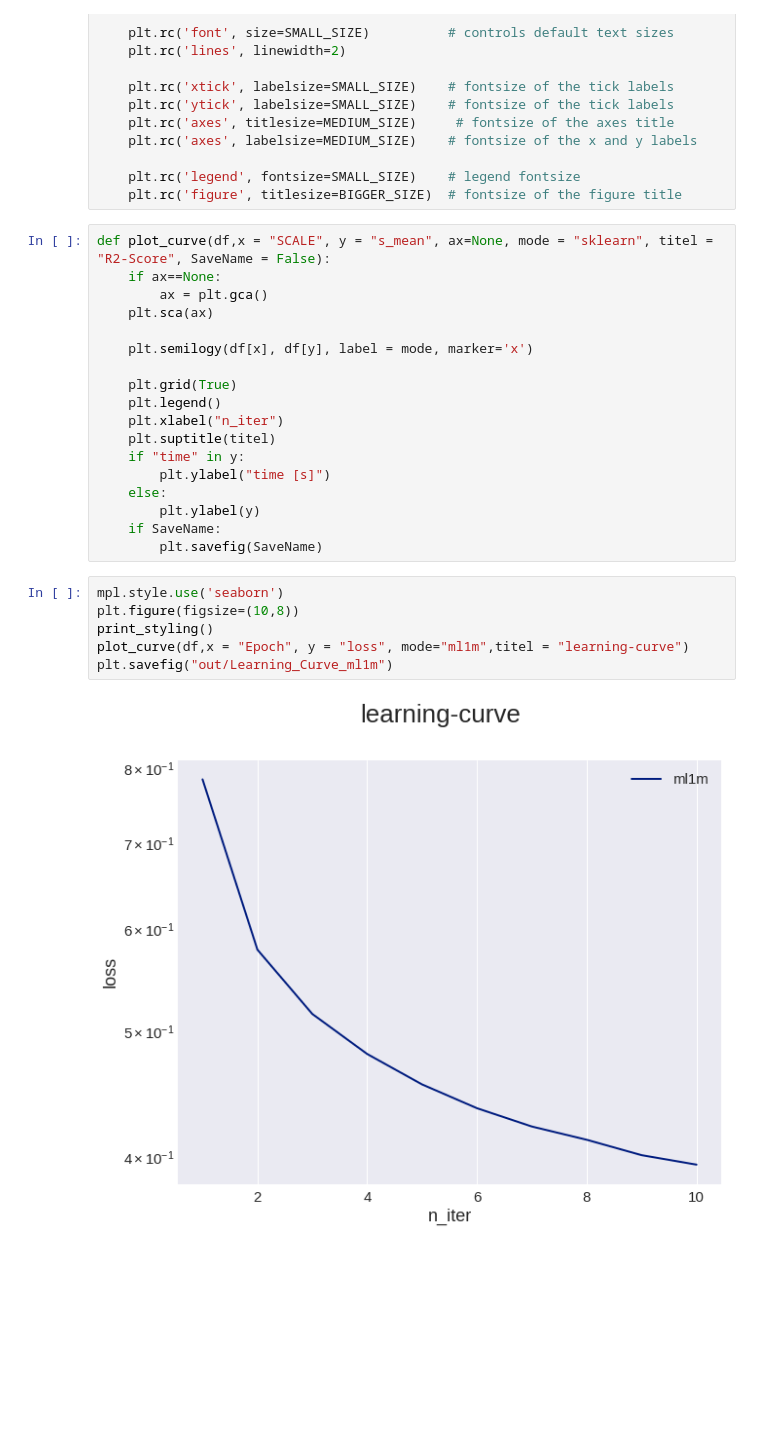
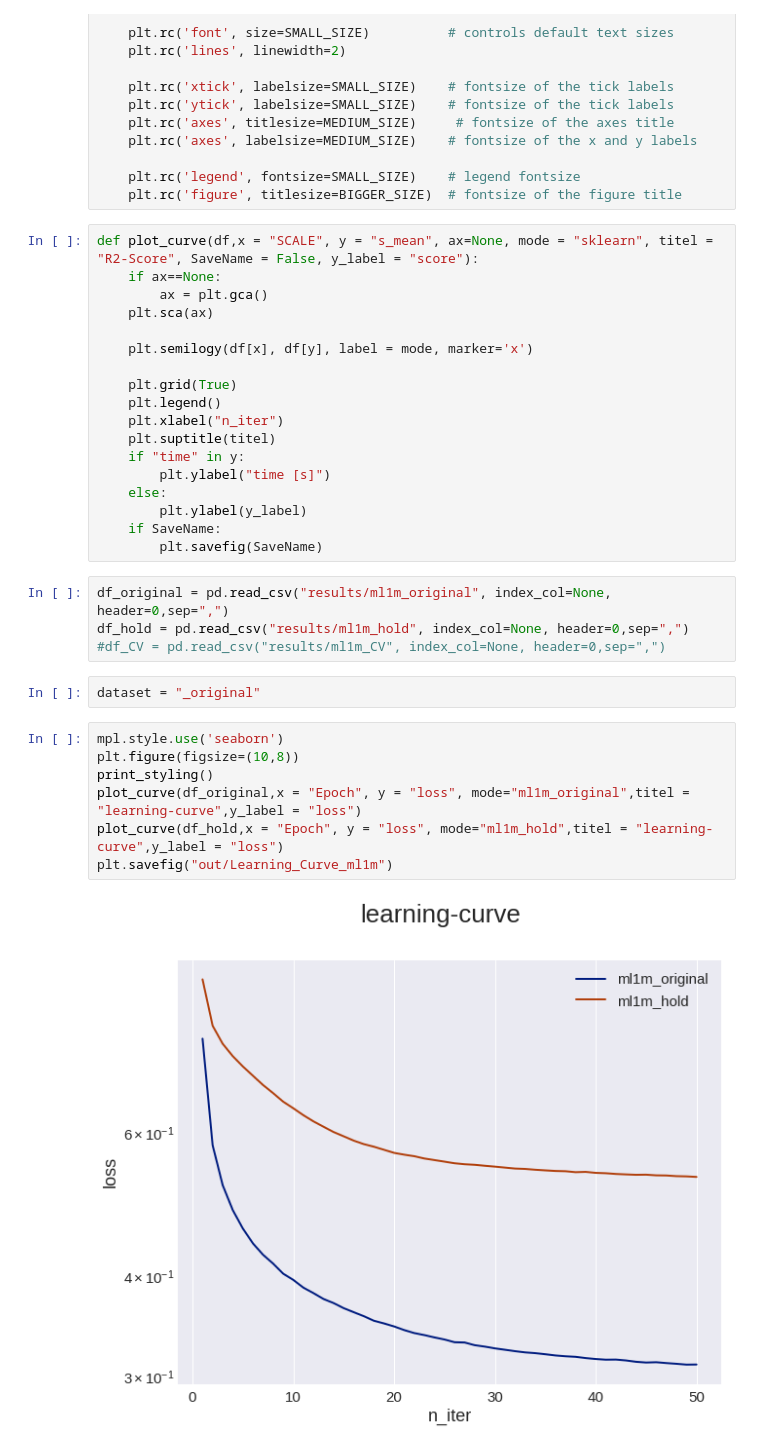
Before and after one commit to axcy0809/Experiment_Design_of_Data_Science, a Jupyter notebook: CosRec/analyse.ipynb, the cells around one changed output. Drawn from its saved outputs; the diff is of its cells as text; blank space fills up the shorter version.

```diff
--- a/CosRec/analyse.ipynb
+++ b/CosRec/analyse.ipynb
@@ -24,7 +24,7 @@ def print_styling(figsize=(10,8)):
     plt.rc('legend', fontsize=SMALL_SIZE)    # legend fontsize
     plt.rc('figure', titlesize=BIGGER_SIZE)  # fontsize of the figure title
 # %%
-def plot_curve(df,x = "SCALE", y = "s_mean", ax=None, mode = "sklearn", titel = "R2-Score", SaveName = False):
+def plot_curve(df,x = "SCALE", y = "s_mean", ax=None, mode = "sklearn", titel = "R2-Score", SaveName = False, y_label = "score"):
     if ax==None:
         ax = plt.gca()
     plt.sca(ax)
@@ -38,14 +38,21 @@ def plot_curve(df,x = "SCALE", y = "s_mean", ax=None, mode = "sklearn", titel =
     if "time" in y:
         plt.ylabel("time [s]")
     else:
-        plt.ylabel(y)
+        plt.ylabel(y_label)
     if SaveName:
         plt.savefig(SaveName)
+# %%
+df_original = pd.read_csv("results/ml1m_original", index_col=None, header=0,sep=",")
+df_hold = pd.read_csv("results/ml1m_hold", index_col=None, header=0,sep=",")
+#df_CV = pd.read_csv("results/ml1m_CV", index_col=None, header=0,sep=",")
+# %%
+dataset = "_original"
 # %%
 mpl.style.use('seaborn')
 plt.figure(figsize=(10,8))
 print_styling()
-plot_curve(df,x = "Epoch", y = "loss", mode="ml1m",titel = "learning-curve")
+plot_curve(df_original,x = "Epoch", y = "loss", mode="ml1m_original",titel = "learning-curve",y_label = "loss")
+plot_curve(df_hold,x = "Epoch", y = "loss", mode="ml1m_hold",titel = "learning-curve",y_label = "loss")
 plt.savefig("out/Learning_Curve_ml1m")
 # %% [output]
-[figure, old version]
+[figure, new version]
```
Also changed, not shown: parts of 10 cells of this notebook, 29 other files.
